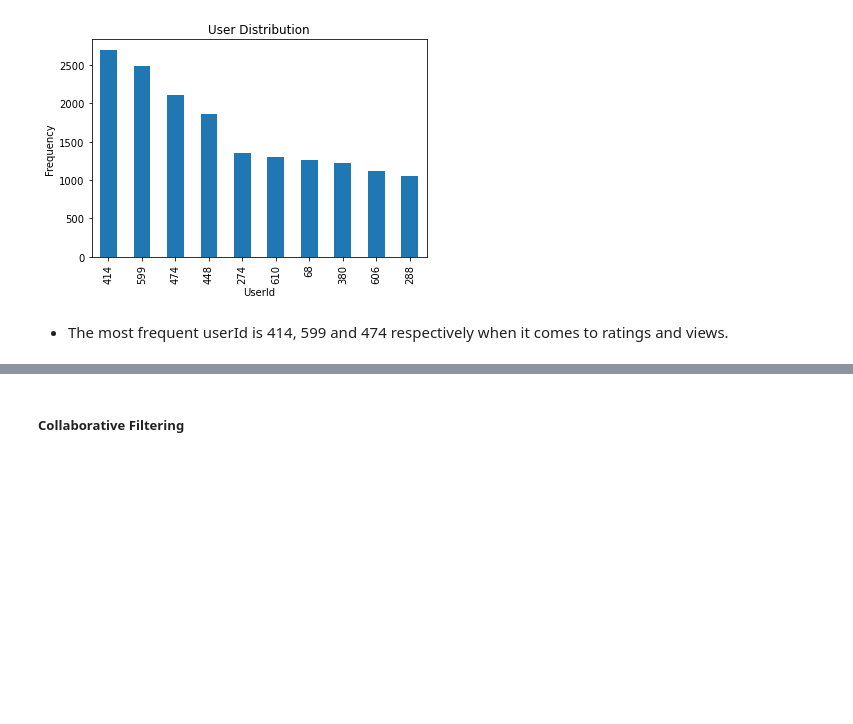
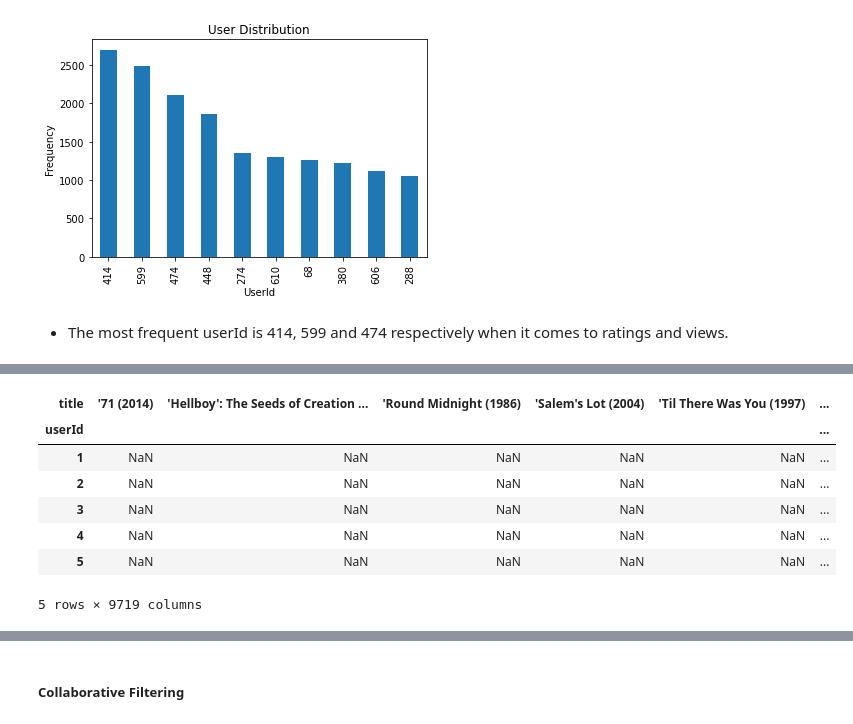
Before and after one commit to jgatharia/Movie_Recommender_System, a Jupyter notebook: Movie.ipynb, the cells around one changed output, grey strips where cells are left out. Cells and saved outputs as stored; diff of their text form; code cells hidden in the pictures; blank space fills up the shorter version.

```diff
--- a/Movie.ipynb
+++ b/Movie.ipynb
@@ -275,0 +279,13 @@ plt.show()
+# %%
+#Create user item matrix
+user_item_matrix = merged_df.pivot_table(index = 'userId', columns ='title', values='rating')
+user_item_matrix.head()
+# %% [output]
+| title | '71 (2014) | 'Hellboy': The Seeds of Creation ... | 'Round Midnight (1986) | 'Salem's Lot (2004) | 'Til There Was You (1997) | ... |
+| userId |  |  |  |  |  | ... |
+| 1 | NaN | NaN | NaN | NaN | NaN | ... |
+| 2 | NaN | NaN | NaN | NaN | NaN | ... |
+| 3 | NaN | NaN | NaN | NaN | NaN | ... |
+| 4 | NaN | NaN | NaN | NaN | NaN | ... |
+| 5 | NaN | NaN | NaN | NaN | NaN | ... |
+5 rows × 9719 columns
```
Also changed, not shown: parts of 11 cells of this notebook.
